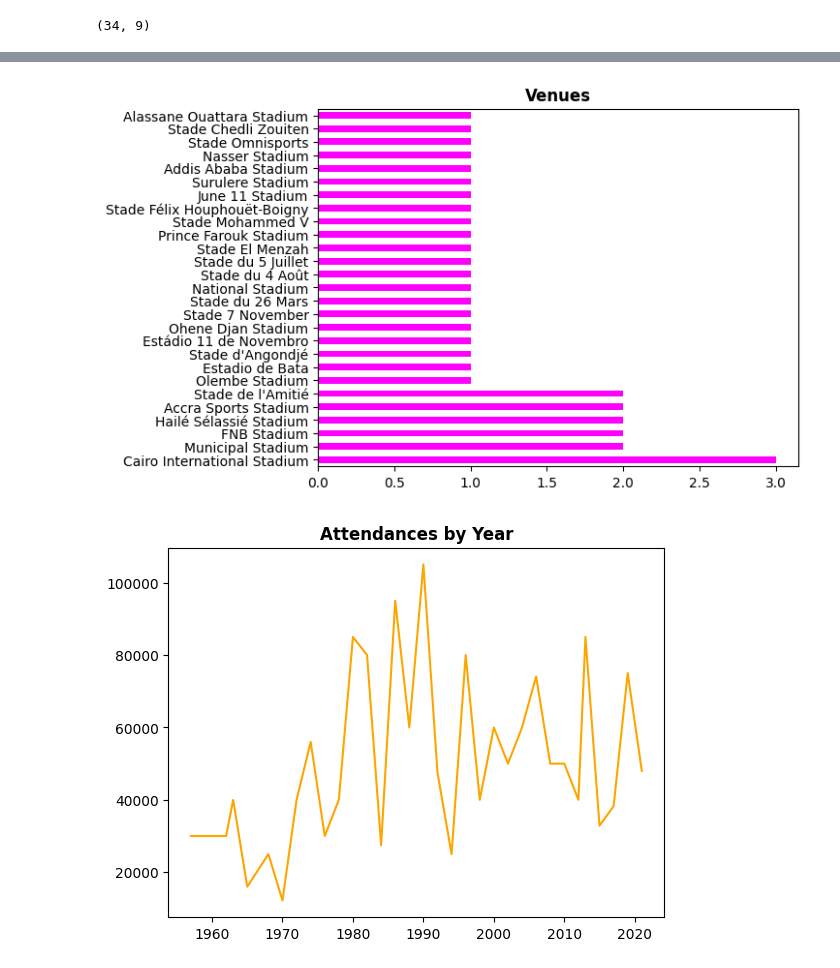
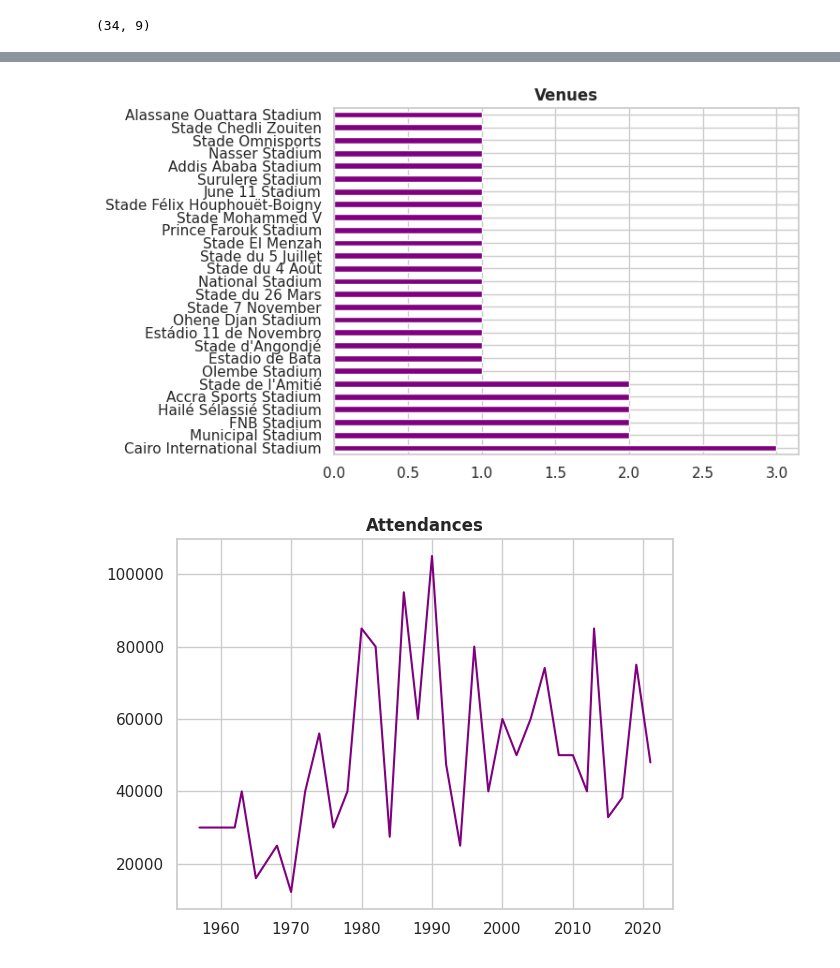
Before and after one commit to guilhermelaviola/SoccerCompetitionsStudy, a Jupyter notebook: AfricanCupOfNationsStudy.ipynb, the cells around one changed output, grey strips where cells are left out. Cells and saved outputs as stored; diff of their text form; code cells hidden in the pictures.

```diff
--- a/AfricanCupOfNationsStudy.ipynb
+++ b/AfricanCupOfNationsStudy.ipynb
@@ -6,12 +6,12 @@ import numpy as np
 import pandas as pd
 import seaborn as sns
 import matplotlib.pyplot as plt
-from matplotlib.animation import FuncAnimation, FFMpegWriter
-import seaborn as sns
+sns.set(style = 'whitegrid')
+plt.style.use('seaborn-pastel')
 # %%
 # Importing the dataset:
 nt_tournaments = pd.ExcelFile('NT_tournaments_finals.xlsx')
-ac = pd.read_excel(nt_tournaments, 'African Cup of Nations finals')
+ac = pd.read_excel(nt_tournaments, 'Africa Cup of Nations finals')
 
 # Displaying the last 5 champions:
 ac.tail()
@@ -82,18 +82,18 @@ plt.show()
 # %%
 # Displaying venues that hosted finals:
-ac.groupby('Year').first()['Venue'].value_counts().plot(kind = 'barh', color = 'magenta')
+ac.groupby('Year').first()['Venue'].value_counts().plot(kind = 'barh', color = 'purple')
 plt.ylabel(None)
 plt.title('Venues', fontweight = 'bold')
 plt.show()
 # %% [output]
-[figure, old version]
+[figure, new version]
 # %%
 # Displaying the attendances by year:
-plt.title('Attendances by Year', fontweight = 'bold')
-plt.plot(ac['Year'], ac['Attendance'], color = 'orange')
+plt.title('Attendances', fontweight = 'bold')
+plt.plot(ac['Year'], ac['Attendance'], color = 'purple')
 plt.show()
 # %% [output]
-[figure, old version]
+[figure, new version]
 # %%
 # Displaying the distribution of the way the match was won:
 ac.groupby('Year').first()['How the match was won'].value_counts().plot(kind = 'pie')
```
Also changed, not shown: parts of 7 cells of this notebook.
